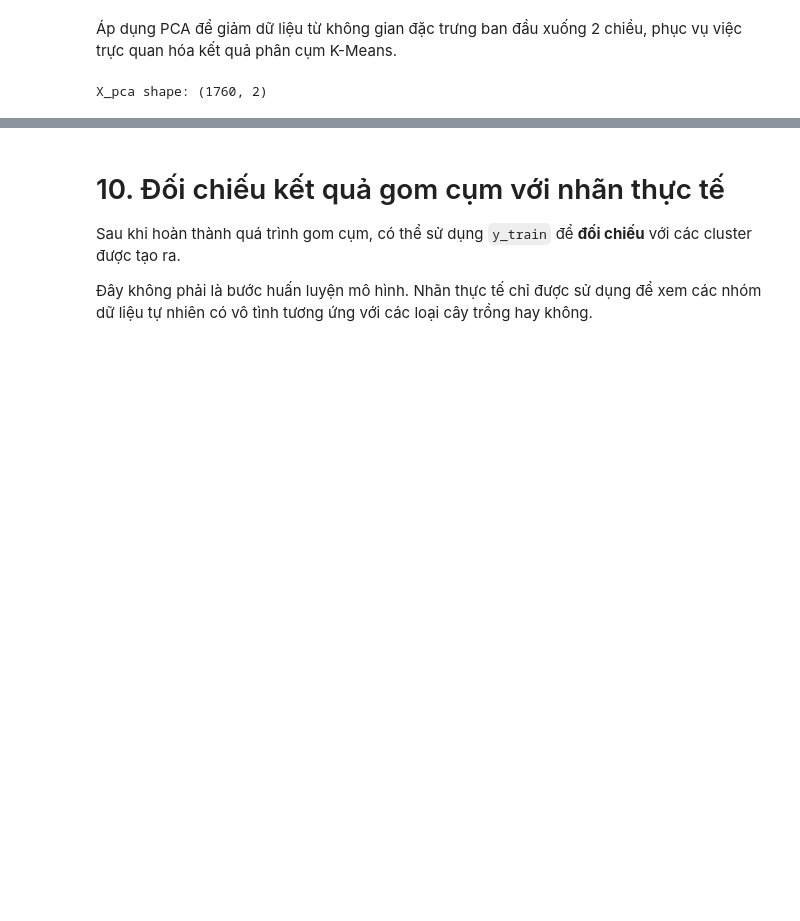
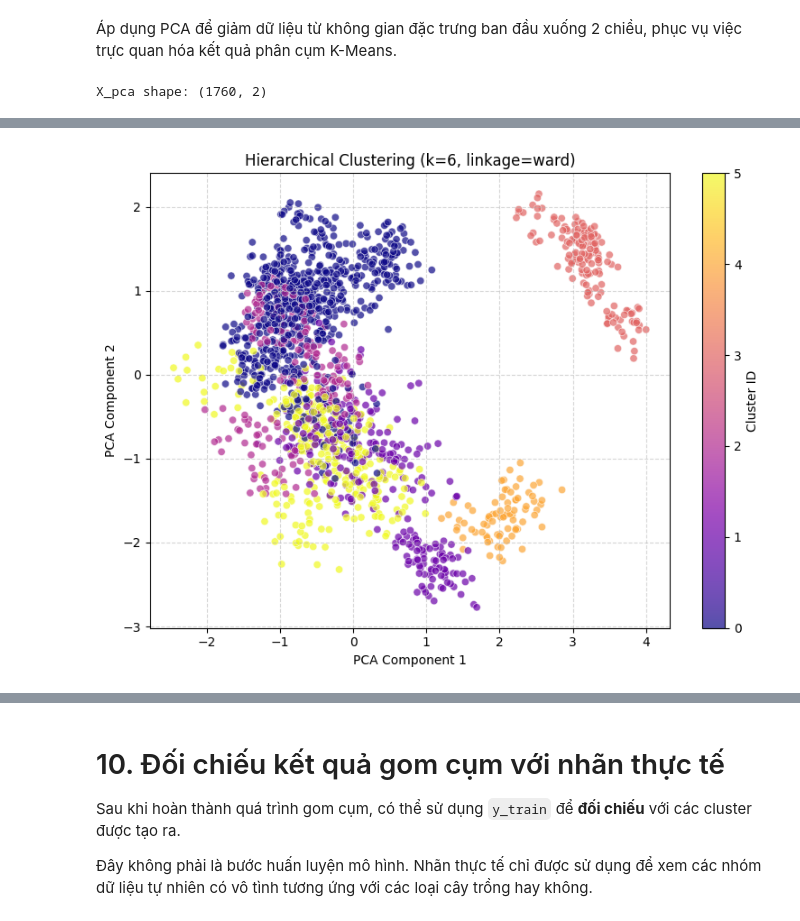
Before and after one commit to QuangVinhDK3/Crop_recommendation, a Jupyter notebook: notebooks/04_clustering.ipynb, the cells around one changed output, grey strips where cells are left out. Drawn from its saved outputs; the diff is of its cells as text; code cells hidden in the pictures; blank space fills up the shorter version.

```diff
--- a/notebooks/04_clustering.ipynb
+++ b/notebooks/04_clustering.ipynb
@@ -353,0 +413,26 @@ plt.show()
+# %%
+import matplotlib.pyplot as plt
+
+plt.figure(figsize=(8, 6))
+
+# Vẽ biểu đồ Scatter (Sử dụng X_pca đã khởi tạo ở phần K-Means trước đó)
+plt.scatter(
+    X_pca[:, 0],
+    X_pca[:, 1],
+    c=hierarchical_labels,
+    cmap="plasma",  # Dùng tông màu khác với K-Means để dễ phân biệt
+    alpha=0.7,
+    edgecolors='w',
+    linewidth=0.5
+)
+
+plt.xlabel("PCA Component 1")
+plt.ylabel("PCA Component 2")
+plt.title(f"Hierarchical Clustering (k={best_k}, linkage={best_linkage})")
+plt.colorbar(label="Cluster ID")
+plt.grid(True, linestyle='--', alpha=0.5)
+
+plt.tight_layout()
+plt.show()
+# %% [output]
+[figure, added]
```
Also changed, not shown: parts of 28 cells of this notebook, 13 other files.
